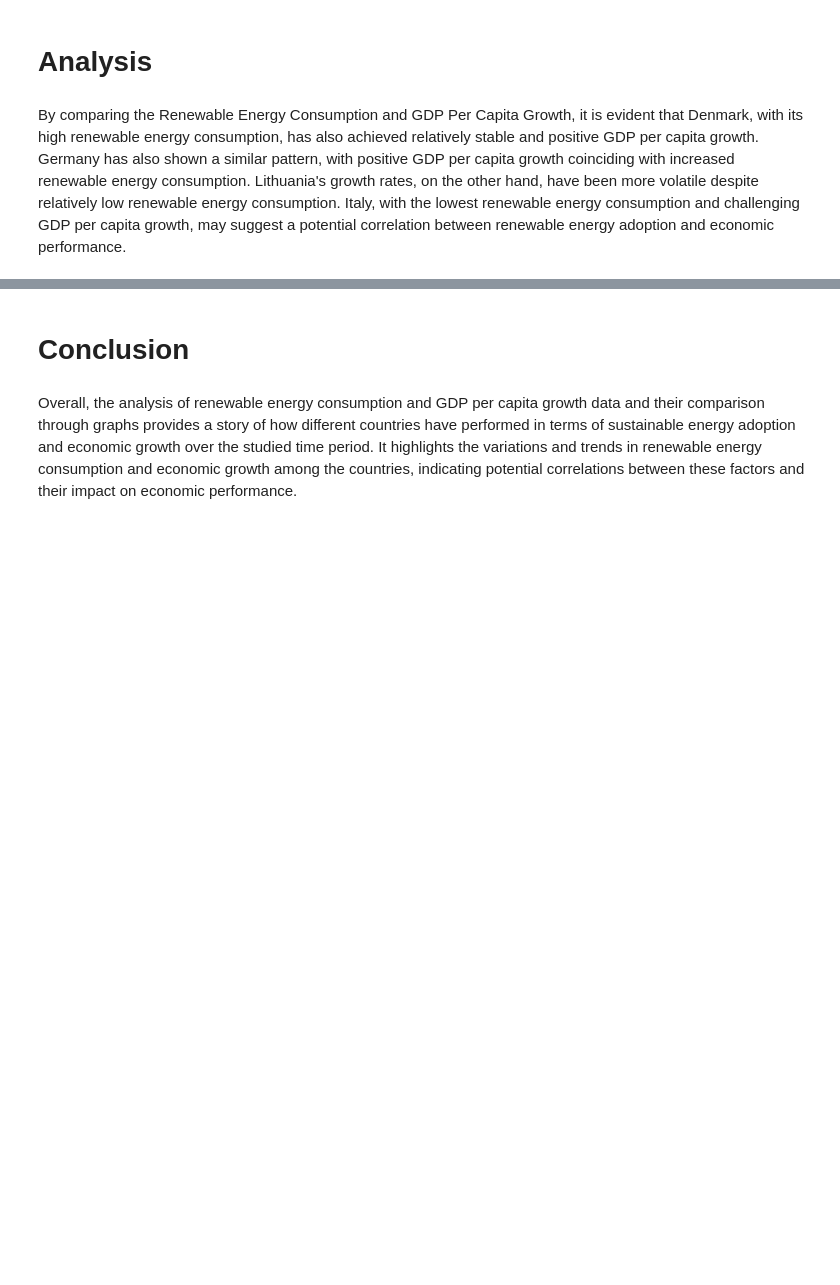
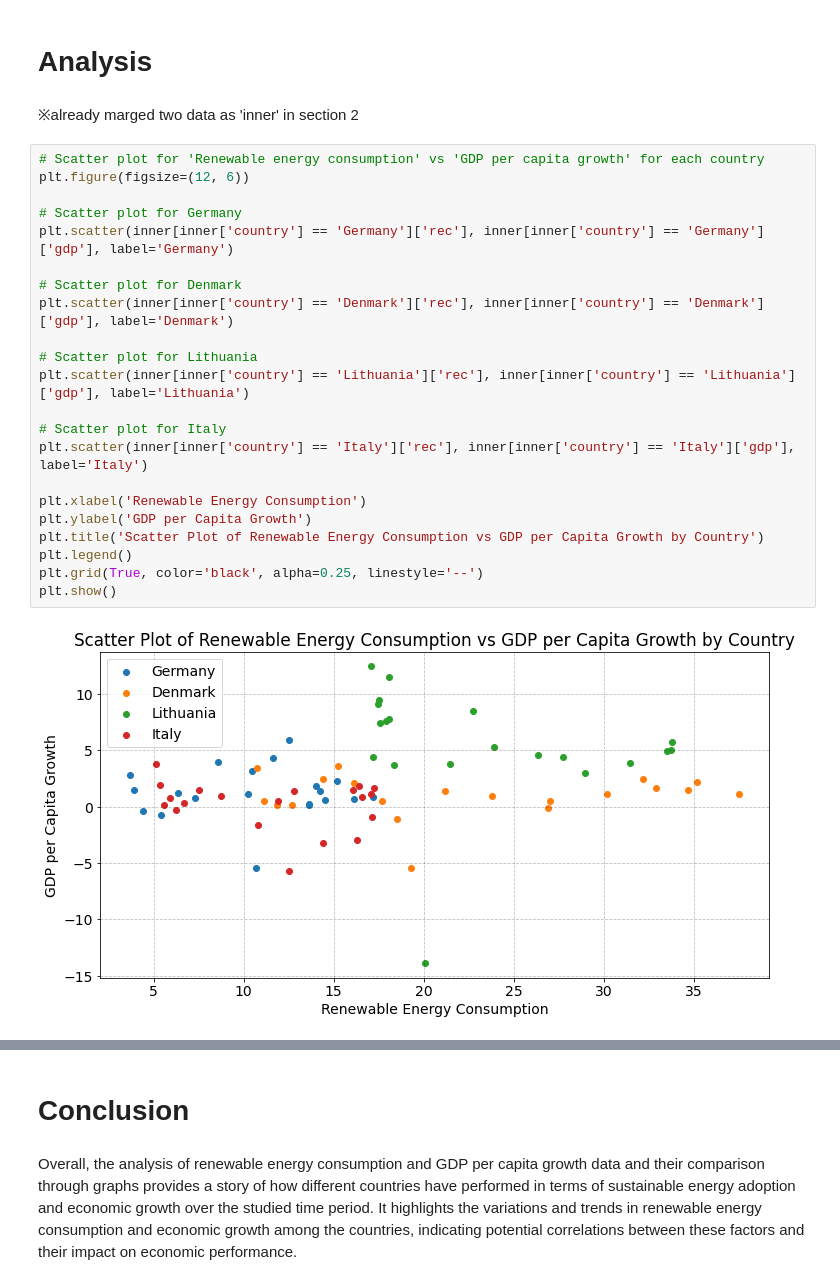
Before and after one commit to NumEconCopenhagen/projects-2023-team-copenhagen, a Jupyter notebook: dataproject/dataproject.ipynb, the cells around one changed output, grey strips where cells are left out. Saved outputs shown, nothing was run; the diff lists cells and outputs as text; blank space fills up the shorter version.

```diff
--- a/dataproject/dataproject.ipynb
+++ b/dataproject/dataproject.ipynb
@@ -341,4 +346,28 @@ interactive(children=(Dropdown(description='country', options=('Germany', 'Denma
 # %% [markdown]
 # Analysis
-# %% [markdown]
-By comparing the Renewable Energy Consumption and GDP Per Capita Growth, it is evident that Denmark, with its high renewable energy consumption, has also achieved relatively stable and positive GDP per capita growth. Germany has also shown a similar pattern, with positive GDP per capita growth coinciding with increased renewable energy consumption. Lithuania's growth rates, on the other hand, have been more volatile despite relatively low renewable energy consumption. Italy, with the lowest renewable energy consumption and challenging GDP per capita growth, may suggest a potential correlation between renewable energy adoption and economic performance.
+# %% [markdown]
+※already marged two data as 'inner' in section 2
+# %%
+# Scatter plot for 'Renewable energy consumption' vs 'GDP per capita growth' for each country
+plt.figure(figsize=(12, 6))
+
+# Scatter plot for Germany
+plt.scatter(inner[inner['country'] == 'Germany']['rec'], inner[inner['country'] == 'Germany']['gdp'], label='Germany')
+
+# Scatter plot for Denmark
+plt.scatter(inner[inner['country'] == 'Denmark']['rec'], inner[inner['country'] == 'Denmark']['gdp'], label='Denmark')
+
+# Scatter plot for Lithuania
+plt.scatter(inner[inner['country'] == 'Lithuania']['rec'], inner[inner['country'] == 'Lithuania']['gdp'], label='Lithuania')
+
+# Scatter plot for Italy
+plt.scatter(inner[inner['country'] == 'Italy']['rec'], inner[inner['country'] == 'Italy']['gdp'], label='Italy')
+
+plt.xlabel('Renewable Energy Consumption')
+plt.ylabel('GDP per Capita Growth')
+plt.title('Scatter Plot of Renewable Energy Consumption vs GDP per Capita Growth by Country')
+plt.legend()
+plt.grid(True, color='black', alpha=0.25, linestyle='--')
+plt.show()
+# %% [output]
+[figure, added]
```
Also changed, not shown: parts of 8 cells of this notebook, 1 other file.
